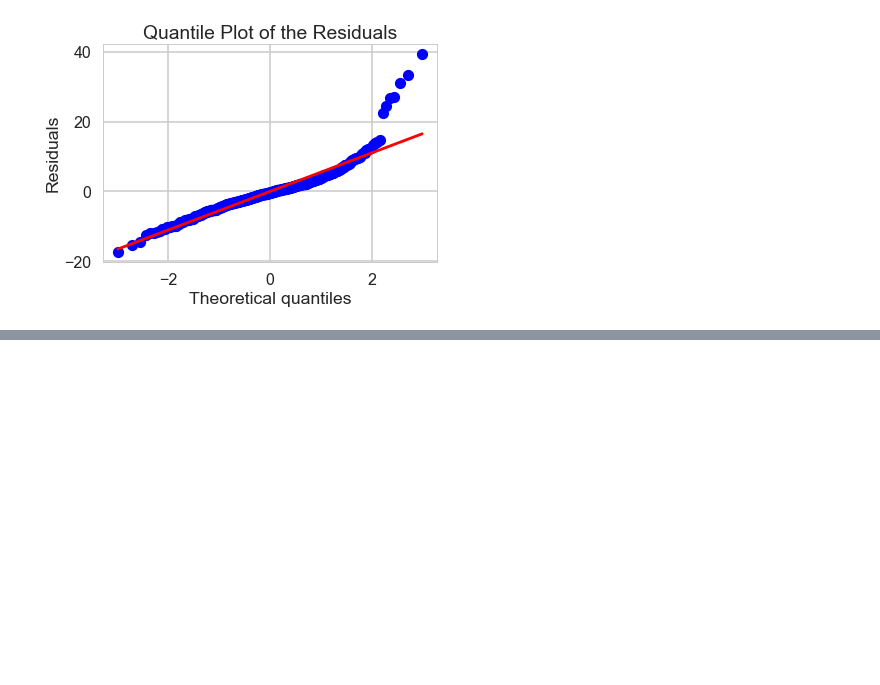
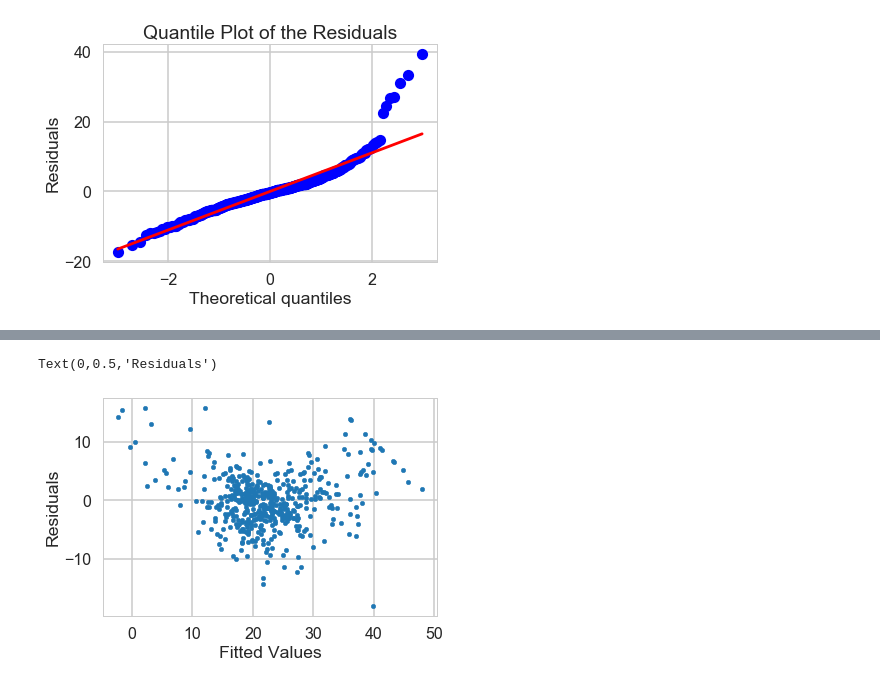
Before and after one commit to emami06/MiniProject, a Jupyter notebook: Mini_Project_Linear_Regression.ipynb, the cells around one changed output, grey strips where cells are left out. Saved outputs shown, nothing was run; the diff lists cells and outputs as text; code cells hidden in the pictures; blank space fills up the shorter version.

```diff
--- a/Mini_Project_Linear_Regression.ipynb
+++ b/Mini_Project_Linear_Regression.ipynb
@@ -914,0 +922,9 @@ plt.show()
+# %%
+
+
+#All outliers and high leverage points removed.
+removed = [365, 367, 368, 369, 370, 371, 372, 380, 405, 410, 414, 418]
+bos_new = bos.drop(bos.index[removed])
+#Fit the model again
+m = ols('PRICE ~ CRIM+RM+PTRATIO',bos_new).fit()
+print(m.summary())
@@ -914,0 +949,7 @@ plt.show()
+# %%
+plt.scatter(m.fittedvalues, m.resid, s=20)
+plt.xlabel('Fitted Values')
+plt.ylabel('Residuals')
+# %% [output]
+Text(0,0.5,'Residuals')
+[figure, added]
```
Also changed, not shown: parts of 10 cells of this notebook.
